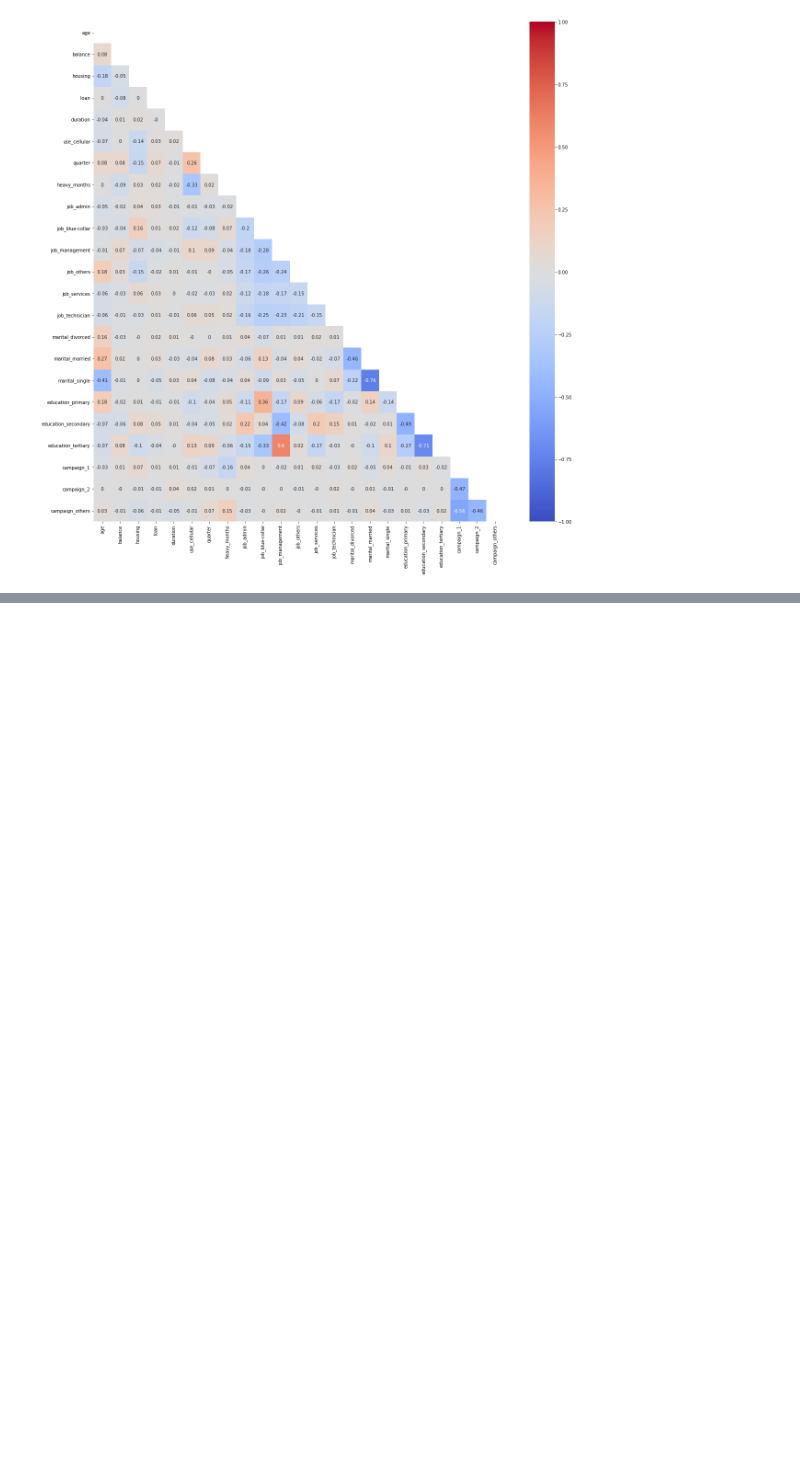
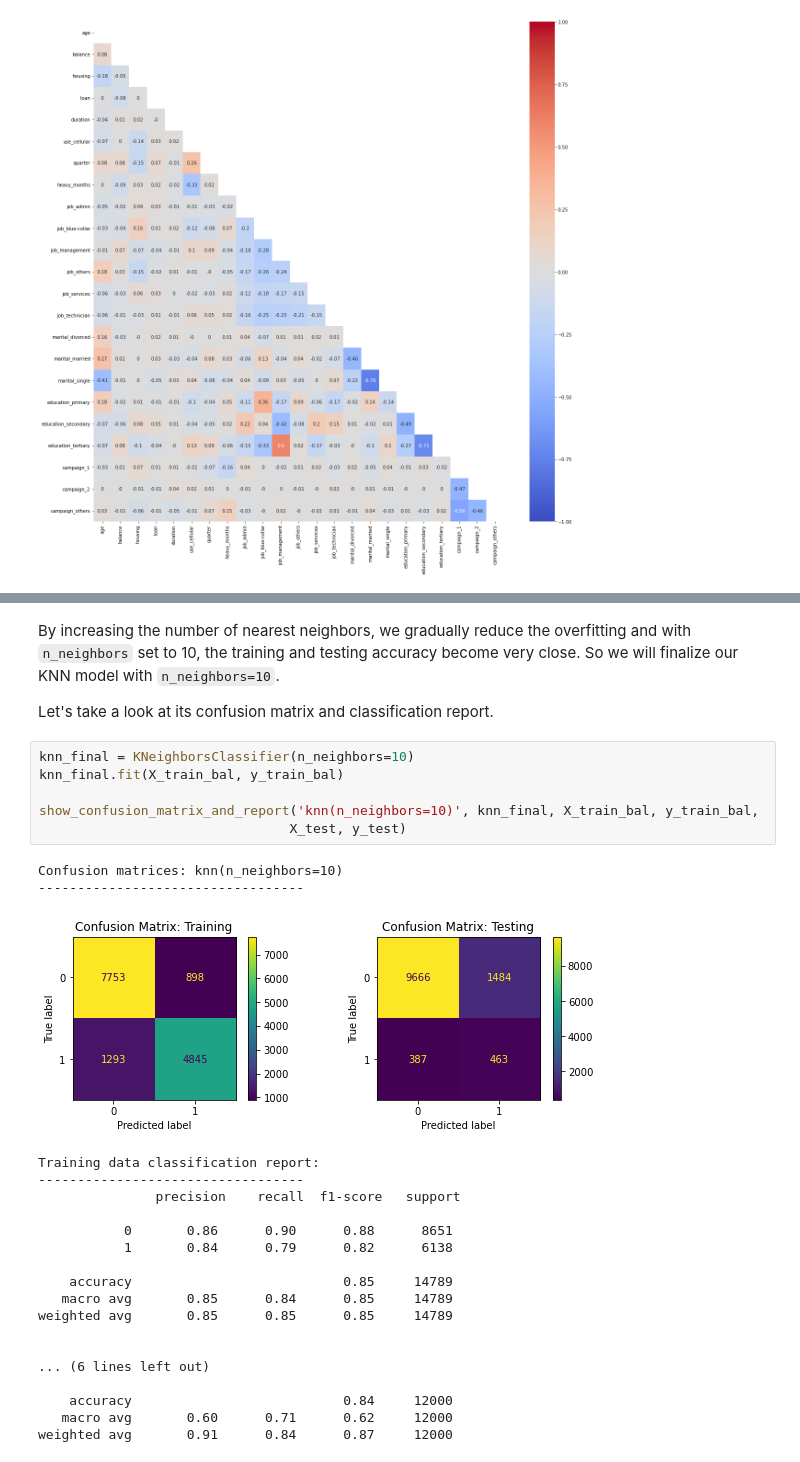
Before and after one commit to XO-Appleton/TermDeposit, a Jupyter notebook: term_deposit_marketing.ipynb, the cells around one changed output, grey strips where cells are left out. Saved outputs shown, nothing was run; the diff lists cells and outputs as text; blank space fills up the shorter version.

```diff
--- a/term_deposit_marketing.ipynb
+++ b/term_deposit_marketing.ipynb
@@ -431,0 +728,31 @@ visualize_correlation(dummy_df.drop('y', axis=1))
+# %% [markdown]
+By increasing the number of nearest neighbors, we gradually reduce the overfitting and with `n_neighbors` set to 10, the training and testing accuracy become very close. So we will finalize our KNN model with `n_neighbors=10`.
+
+Let's take a look at its confusion matrix and classification report.
+# %%
+knn_final = KNeighborsClassifier(n_neighbors=10)
+knn_final.fit(X_train_bal, y_train_bal)
+
+show_confusion_matrix_and_report('knn(n_neighbors=10)', knn_final, X_train_bal, y_train_bal,
+                                X_test, y_test)
+# %% [output]
+Confusion matrices: knn(n_neighbors=10)
+----------------------------------
+[figure, added]
+Training data classification report:
+----------------------------------
+               precision    recall  f1-score   support
+
+           0       0.86      0.90      0.88      8651
+           1       0.84      0.79      0.82      6138
+
+    accuracy                           0.85     14789
+   macro avg       0.85      0.84      0.85     14789
+weighted avg       0.85      0.85      0.85     14789
+
+
+... (6 lines left out)
+
+    accuracy                           0.84     12000
+   macro avg       0.60      0.71      0.62     12000
+weighted avg       0.91      0.84      0.87     12000
```
Also changed, not shown: parts of 39 cells of this notebook, 1 other file.
